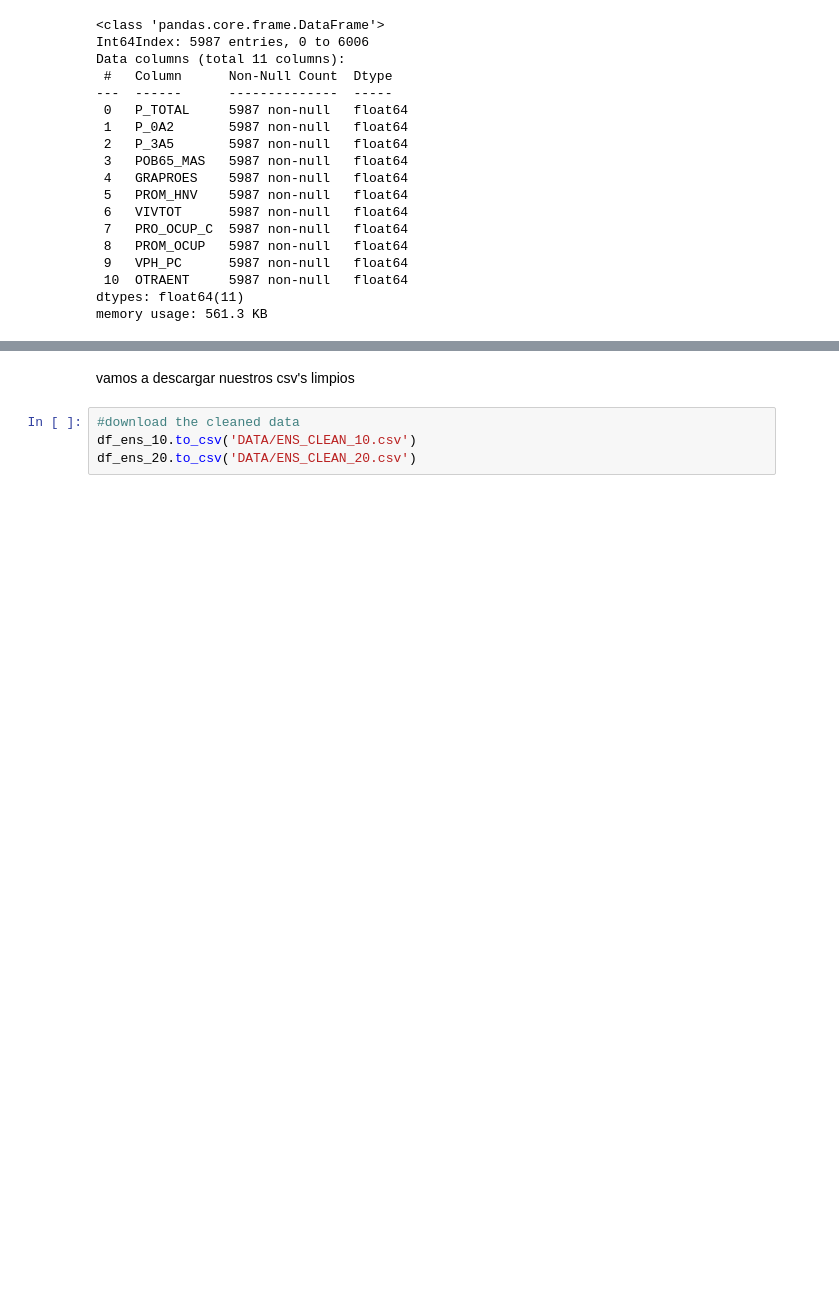
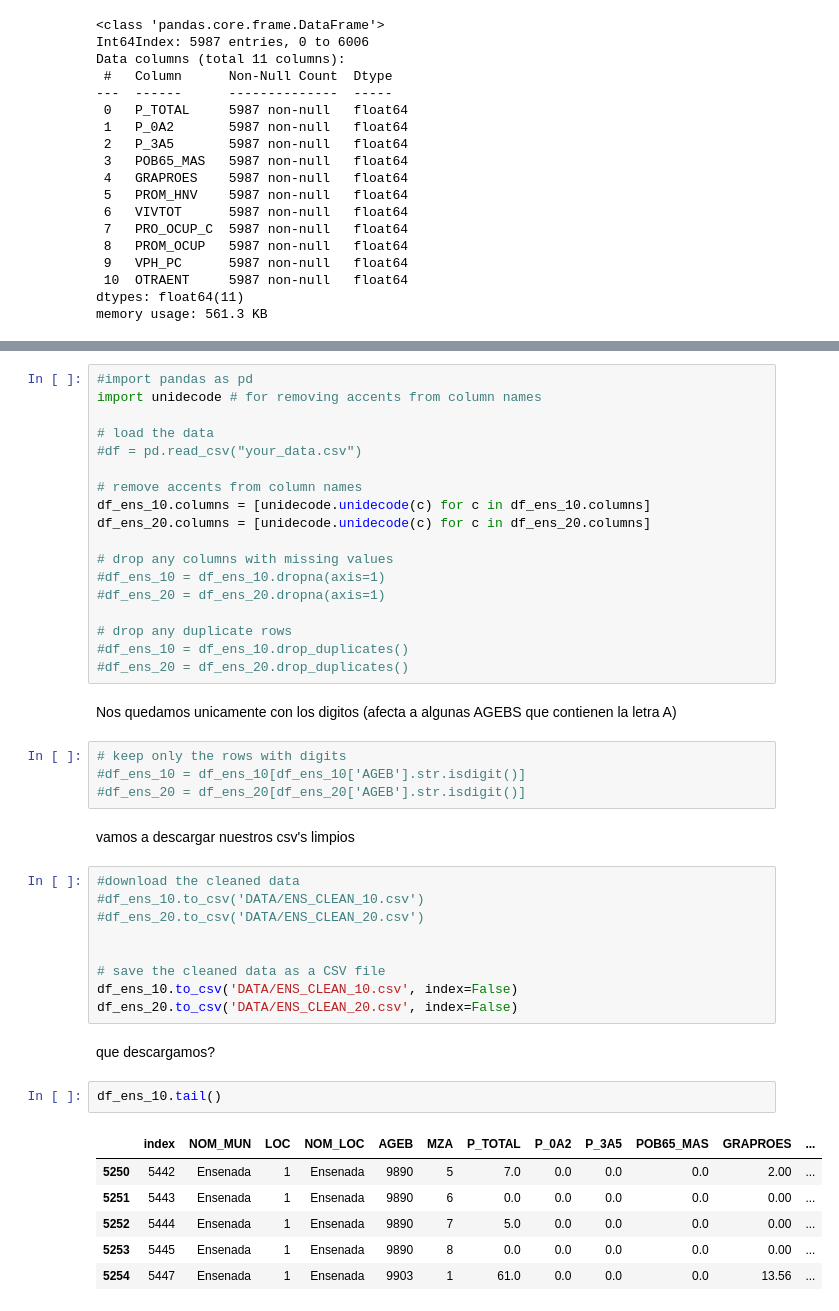
Before and after one commit to MaximilianoVM/DATA-MINIG-2023-1, a Jupyter notebook: project/1_VS_CLEANING_AGEBS_ENSENADA.ipynb.ipynb, the cells around one changed output, grey strips where cells are left out. Cells and saved outputs as stored; diff of their text form; blank space fills up the shorter version.

```diff
--- a/project/1_VS_CLEANING_AGEBS_ENSENADA.ipynb.ipynb
+++ b/project/1_VS_CLEANING_AGEBS_ENSENADA.ipynb.ipynb
@@ -228,6 +234,46 @@ memory usage: 561.3 KB
+# %%
+#import pandas as pd
+import unidecode # for removing accents from column names
+
+# load the data
+#df = pd.read_csv("your_data.csv")
+
+# remove accents from column names
+df_ens_10.columns = [unidecode.unidecode(c) for c in df_ens_10.columns]
+df_ens_20.columns = [unidecode.unidecode(c) for c in df_ens_20.columns]
+
+# drop any columns with missing values
+#df_ens_10 = df_ens_10.dropna(axis=1)
+#df_ens_20 = df_ens_20.dropna(axis=1)
+
+# drop any duplicate rows
+#df_ens_10 = df_ens_10.drop_duplicates()
+#df_ens_20 = df_ens_20.drop_duplicates()
+# %% [markdown]
+Nos quedamos unicamente con los digitos (afecta a algunas AGEBS que contienen la letra A)
+# %%
+# keep only the rows with digits
+#df_ens_10 = df_ens_10[df_ens_10['AGEB'].str.isdigit()]
+#df_ens_20 = df_ens_20[df_ens_20['AGEB'].str.isdigit()]
 # %% [markdown]
 vamos a descargar nuestros csv's limpios
 # %%
 #download the cleaned data
-df_ens_10.to_csv('DATA/ENS_CLEAN_10.csv')
-df_ens_20.to_csv('DATA/ENS_CLEAN_20.csv')
+#df_ens_10.to_csv('DATA/ENS_CLEAN_10.csv')
+#df_ens_20.to_csv('DATA/ENS_CLEAN_20.csv')
+
+
+# save the cleaned data as a CSV file
+df_ens_10.to_csv('DATA/ENS_CLEAN_10.csv', index=False)
+df_ens_20.to_csv('DATA/ENS_CLEAN_20.csv', index=False)
+# %% [markdown]
+que descargamos?
+# %%
+df_ens_10.tail()
+# %% [output]
+|  | index | NOM_MUN | LOC | NOM_LOC | AGEB | MZA | P_TOTAL | P_0A2 | P_3A5 | POB65_MAS | GRAPROES | ... |
+| 5250 | 5442 | Ensenada | 1 | Ensenada | 9890 | 5 | 7.0 | 0.0 | 0.0 | 0.0 | 2.00 | ... |
+| 5251 | 5443 | Ensenada | 1 | Ensenada | 9890 | 6 | 0.0 | 0.0 | 0.0 | 0.0 | 0.00 | ... |
+| 5252 | 5444 | Ensenada | 1 | Ensenada | 9890 | 7 | 5.0 | 0.0 | 0.0 | 0.0 | 0.00 | ... |
+| 5253 | 5445 | Ensenada | 1 | Ensenada | 9890 | 8 | 0.0 | 0.0 | 0.0 | 0.0 | 0.00 | ... |
+| 5254 | 5447 | Ensenada | 1 | Ensenada | 9903 | 1 | 61.0 | 0.0 | 0.0 | 0.0 | 13.56 | ... |
```
Also changed, not shown: parts of 4 cells of this notebook, 6 other files.
